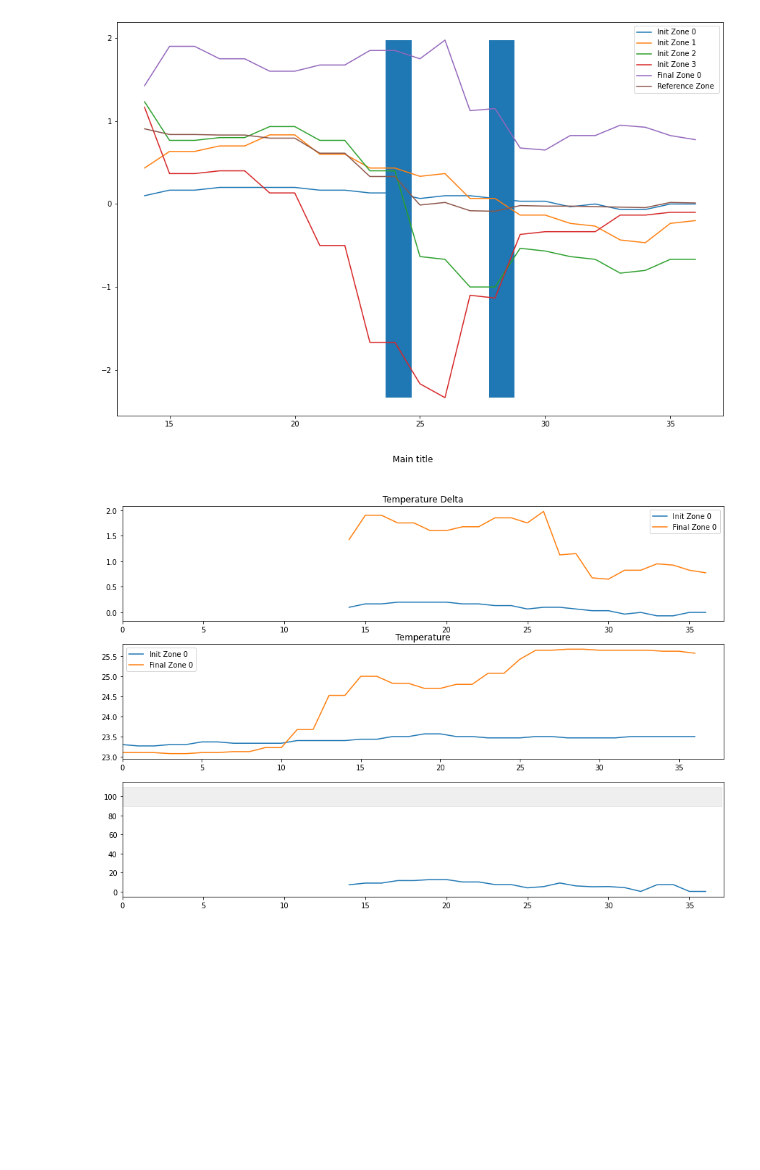
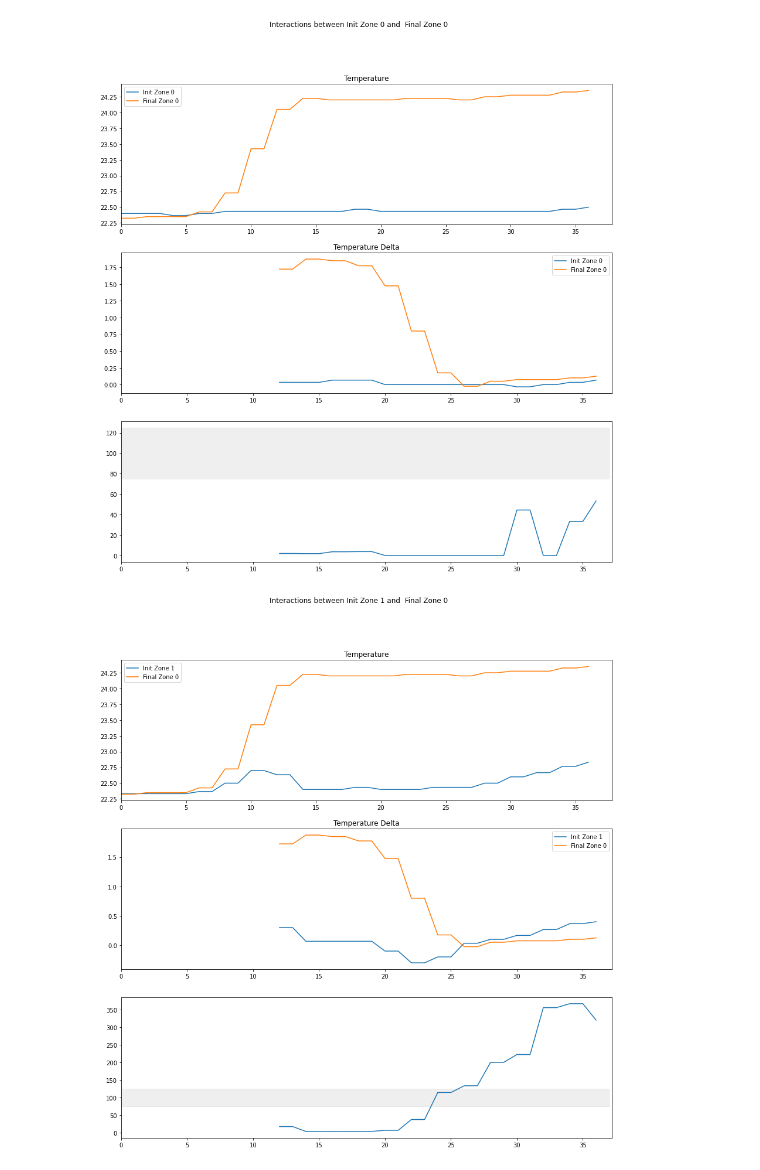
Before and after one commit to rosendo655/fall_data_analysis, a Jupyter notebook: single_file_analysis.ipynb, the cells around one changed output. Cells and saved outputs as stored; diff of their text form; code cells hidden in the pictures; blank space fills up the shorter version.

```diff
--- a/single_file_analysis.ipynb
+++ b/single_file_analysis.ipynb
@@ -160,8 +163,8 @@ def header_rename(name :str ) ->str:
 tags_df = get_tags_dataframe()
 # %%
 # Algorithm parameters
-Window_size = 14
-HeatTransferThreshold = 0.1
+Window_size = 12
+HeatTransferThreshold = 0.25
 HeatAverageThreshold = 1.0
 DeltaThreshold = 0.3
 Clean = False
@@ -228,7 +231,7 @@ cur_dir = fall_directory
 #cur_dir = non_fall_directory
 
 # SELECT FILE
-cur_file = 'f_72.csv'
+cur_file = 'f_3.csv'
 #cur_file = 'nf_201.csv'
 
 cur_df = get_dataframe(cur_dir + cur_file)
@@ -262,38 +336,8 @@ fps:     10.15367732787217
 # %%
-FIG = (15, 10)
-FALL_COLOR = '#ff000020'
-RANGE_COLOR = '#0F000010'
-
-
-# All Zone plot
-izr = range(0,len(scene['init_z']))
-fzr = range(0,len(scene['fall_z']))
-
-all_zones = it.chain(izr,fzr)
-
-# PLOT TEMPERATURES
-all_avgs = [x for x in it.chain( [f'izda{i}' for i in izr] ,  [f'fzda{f}' for f in fzr] ,['rzda'] )]
-
-fdf = cur_df['any']
-
-pdf = cur_df[all_avgs]
-
-ax = pdf.plot(figsize = FIG)
-pmin = pdf.min().min()
-pmax = pdf.max().max()
-x = np.linspace(0,len(pdf),len(pdf))
-ax.fill_between(x, pmin, pmax, where=fdf)
-
-names = [header_rename(h) for h in all_avgs]
-ax.legend(names)
-
-
-tups = [i for i in it.product( izr , fzr )]
-
 for tup in tups:
     title_name = f'Interactions between Init Zone {tup[0]} and  Final Zone {tup[1]}'
     figure , (ax1 , ax2 , ax3) = plt.subplots(nrows=3,ncols=1 , figsize = FIG)
-    figure.suptitle('Main title')
+    figure.suptitle(title_name)
     delta_cols = [f'izda{tup[0]}',f'fzda{tup[1]}']
     temp_cols = [f'iza{tup[0]}',f'fza{tup[1]}']
     transf_col = f'ht{tup[0]}x{tup[1]}'
@@ -301,33 +345,33 @@ for tup in tups:
 
     delta_df = cur_df[delta_cols]
     temp_df = cur_df[temp_cols]
     transf_df = cur_df[transf_col] * 100
     fall_df = cur_df[fall_col]
 
 
     pmin = pdf.min().min()
     pmax = pdf.max().max()
     pdif = pmax-pmin
 
 
 
-    for df, axx , cols, title in [ (temp_df , ax2 , temp_cols , "Temperature") , (delta_df, ax1 ,delta_cols,"Temperature Delta") , ] :
+    for df, axx , cols, title in ( (temp_df , ax1 , temp_cols , "Temperature") , (delta_df, ax2 ,delta_cols,"Temperature Delta") ) :
         df.plot(ax = axx )
         axx.legend([header_rename(h) for h in cols])
         axx.set_title(title)
         x = np.linspace(0,len(pdf),len(pdf))
         pmin = df.min().min()
         pmax = df.max().max()
         axx.fill_between(x, pmin, pmax, where=fall_df, color=FALL_COLOR)
         axx.set_xlim(0)
 
     pmin = transf_df.min()
     pmax = transf_df.max()
 
     transf_df.plot(ax=ax3)
     ax3.set_xlim(0)
     ax3.fill_between(x, pmin, pmax, where=fall_df, color=FALL_COLOR)
     ax3.fill_between(x, (1-HeatTransferThreshold) * 100 , (1+HeatTransferThreshold) * 100 , color=RANGE_COLOR)
 # %% [output]
-[figure, old version]
+[figure, new version]
-[figure, old version]
+[figure, new version]
```
Also changed, not shown: parts of 6 cells of this notebook, 2 other files.
